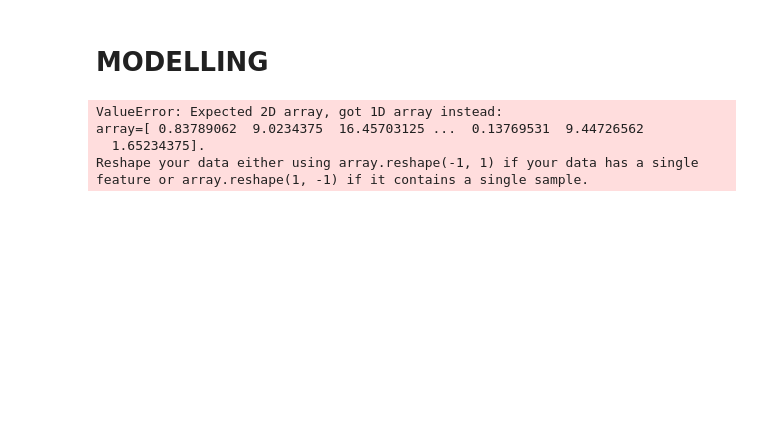
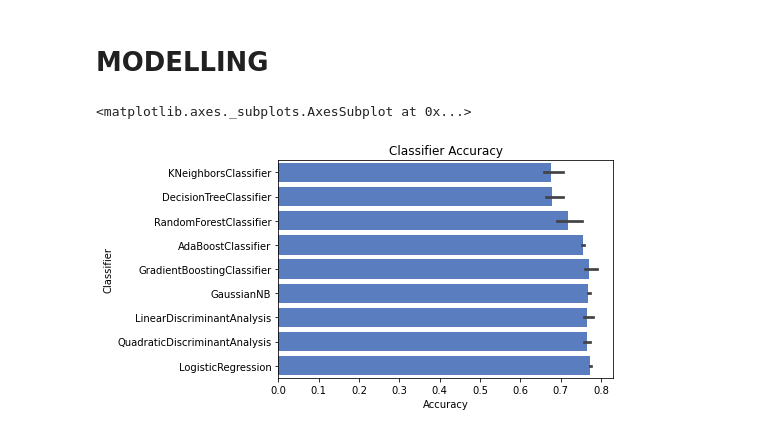
Before and after one commit to nurdeka/python, a Jupyter notebook: first.ipynb, the cells around one changed output. Cells and saved outputs as stored; diff of their text form; code cells hidden in the pictures; blank space fills up the shorter version.

```diff
--- a/first.ipynb
+++ b/first.ipynb
@@ -261,0 +337,13 @@ print(list(df)[1])
+# %%
+from datetime import datetime as dt
+
+# Creating a fake dataset of dates.
+#dates = [dt.now().strftime('%d/%m/%Y %H:%M:%S') for i in range(10)]
+#df = pd.DataFrame({'lpep_pickup_datetime': dates})
+#df['lpep_pickup_datetime'] = pd.to_datetime(df['lpep_pickup_datetime'])
+
+# Parse each date into its parts and store as a new column.
+df['month'] = df['julian_day'].dt.month
+#df['day'] = df['lpep_pickup_datetime'].dt.day
+df['year'] = df['julian_day'].dt.year
+df
@@ -261,0 +369,3 @@ print(list(df)[1])
+# %%
+cols = ['julian_day', '96749_y', 'month', 'year', '96749_x']
+cols
@@ -261,0 +374,3 @@ print(list(df)[1])
+# %%
+df = df[cols]
+df
@@ -264,66 +424,33 @@ print(list(df)[1])
 # %%
-import matplotlib.pyplot as plt
-import seaborn as sns
-from sklearn.model_selection import train_test_split
-from sklearn.model_selection import StratifiedShuffleSplit
-from sklearn.metrics import accuracy_score, log_loss
-from sklearn.neighbors import KNeighborsClassifier
-from sklearn.svm import SVC
-from sklearn.tree import DecisionTreeClassifier
-from sklearn.ensemble import RandomForestClassifier, AdaBoostClassifier, GradientBoostingClassifier
-from sklearn.naive_bayes import GaussianNB
-from sklearn.discriminant_analysis import LinearDiscriminantAnalysis, QuadraticDiscriminantAnalysis
-from sklearn.linear_model import LogisticRegression
-
-classifiers = [
-    KNeighborsClassifier(3),
-    SVC(probability=True),
-    DecisionTreeClassifier(),
-    RandomForestClassifier(),
-	  AdaBoostClassifier(),
-    GradientBoostingClassifier(),
-    GaussianNB(),
-    LinearDiscriminantAnalysis(),
-    QuadraticDiscriminantAnalysis(),
-    LogisticRegression()]
-
-log_cols = ["Classifier", "Accuracy"]
-log 	 = pd.DataFrame(columns=log_cols)
-
 # sss = StratifiedShuffleSplit(n_splits=10, test_size=0.1, random_state=0)
-
-X = df.iloc[:, 1]
-y = df.iloc[:, 2]
 
 acc_dict = {}
 
 # for train_index, test_index in sss.split(X, y):
-# 	X_train, X_test = X[train_index], X[test_index]
-# 	y_train, y_test = y[train_index], y[test_index]
-X_train, X_test, y_train, y_test = train_test_split(X, y, test_size=.2, random_state=0)
+X_train, X_test = df.iloc[:1995,2:5], df.iloc[1995:,2:5]
+y_train, y_test = df.iloc[:1995,1], df.iloc[1995:,1]
+#X_train, X_test, y_train, y_test = train_test_split(X, y, test_size=.2, random_state=0)
 
 for clf in classifiers:
 	name = clf.__class__.__name__
 	clf.fit(X_train, y_train)
 	train_predictions = clf.predict(X_test)
 	acc = accuracy_score(y_test, train_predictions)
 	if name in acc_dict:
 		acc_dict[name] += acc
 	else:
 		acc_dict[name] = acc
 
 for clf in acc_dict:
 	acc_dict[clf] = acc_dict[clf]
 	log_entry = pd.DataFrame([[clf, acc_dict[clf]]], columns=log_cols)
 	log = log.append(log_entry)
 
 plt.xlabel('Accuracy')
 plt.title('Classifier Accuracy')
 
 sns.set_color_codes("muted")
 sns.barplot(x='Accuracy', y='Classifier', data=log, color="b")
 # %% [output]
-ValueError: Expected 2D array, got 1D array instead:
-array=[ 0.83789062  9.0234375  16.45703125 ...  0.13769531  9.44726562
-  1.65234375].
-Reshape your data either using array.reshape(-1, 1) if your data has a single feature or array.reshape(1, -1) if it contains a single sample.
+<matplotlib.axes._subplots.AxesSubplot at 0x...>
+[figure, added]
```
Also changed, not shown: parts of 33 cells of this notebook.
